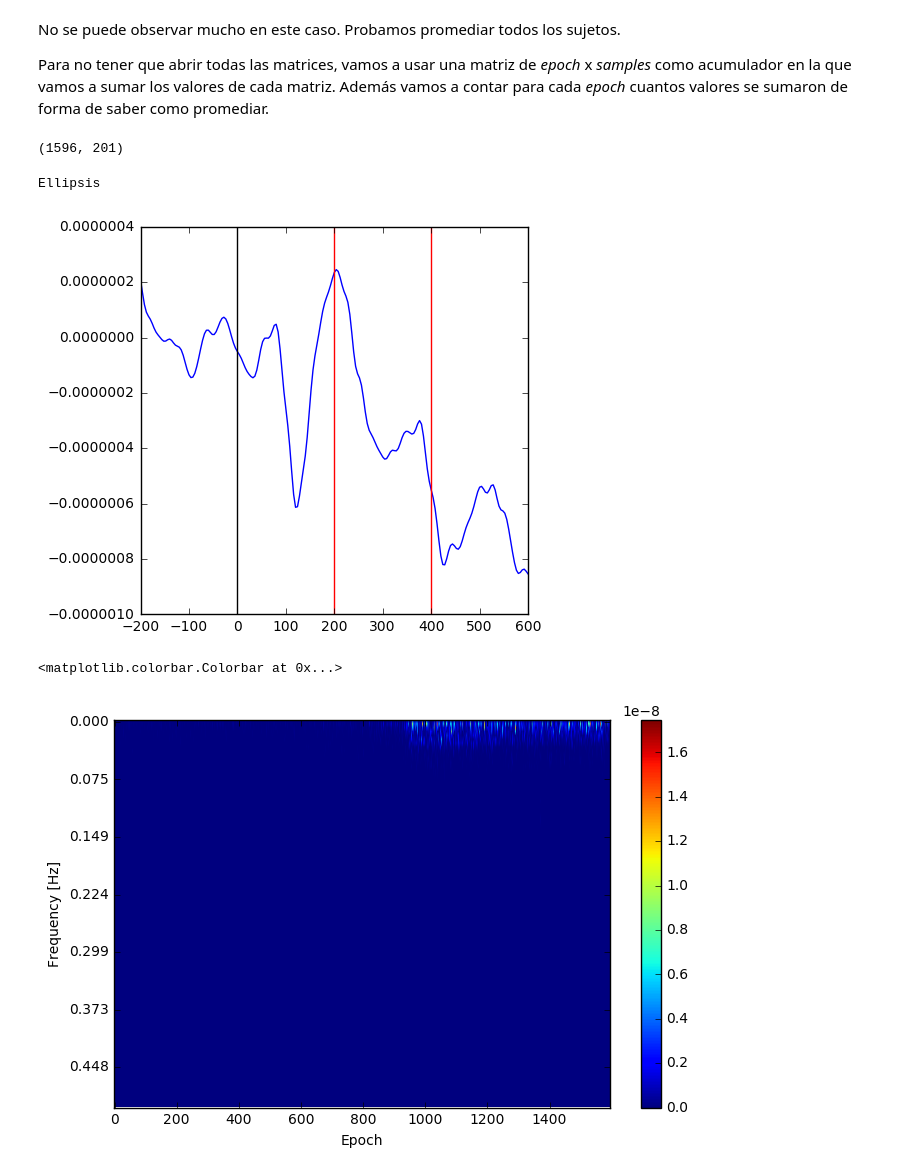
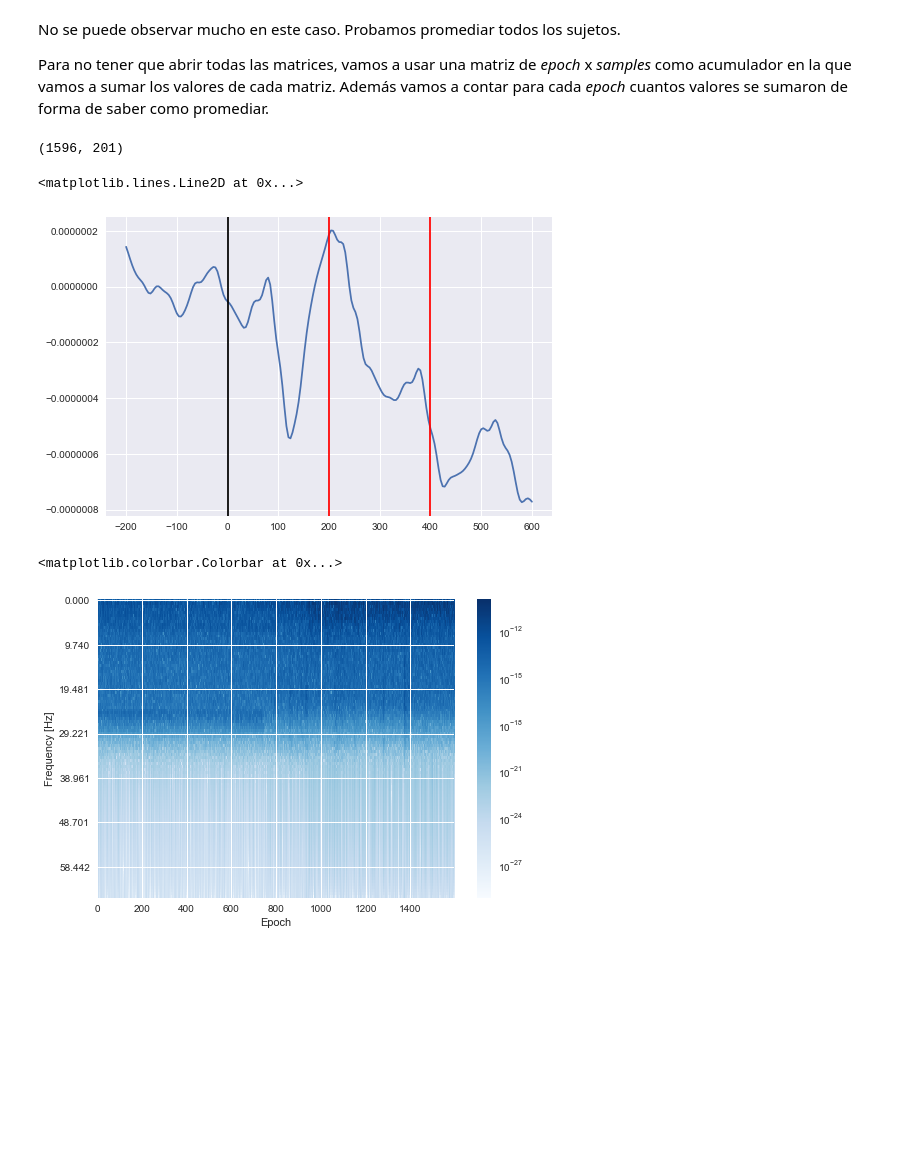
Before and after one commit to m2march/ciencia_datos, a Jupyter notebook: tp2/tp2.ipynb, the cells around one changed output. Saved outputs shown, nothing was run; the diff lists cells and outputs as text; code cells hidden in the pictures; blank space fills up the shorter version.

```diff
--- a/tp2/tp2.ipynb
+++ b/tp2/tp2.ipynb
@@ -21,7 +22,7 @@ import glob
 
 ## Ejercicio 1
 # %%
-p01 = sio.loadmat('dataset/S01.mat')
+p01 = sio.loadmat('dataset/P01.mat')
 # %%
 type(p01)
 # %% [output]
@@ -52,6 +55,7 @@ Interpretamos como: epochs x electrodo x samples
 ### 1.a: Media en electrodos 8, 44, 80, 131, 185 y fft con frecuencias en eje Y y trials en eje X
 # %%
-recorte = p01_mat[:, [8,44,80,131,185], :]
+electrodos_selec = np.array([8,44,80,131,185]) - 1
+recorte = p01_mat[:, electrodos_selec, :]
 promedio = np.mean(recorte, axis=1)
 # %%
 promedio.shape
@@ -117,12 +120,11 @@ promedio_gral = matriz_base / reshape_contador_suma
 # %%
 print(promedio_gral.shape)
 plot(np.arange(201) * dur_sample * 1000 - 200, promedio_gral.mean(axis=0))
 axvline(0, color='black')
 axvline(200, color='red')
 axvline(400, color='red')
-...
 # %% [output]
 (1596, 201)
-Ellipsis
+<matplotlib.lines.Line2D at 0x...>
-[figure, old version]
+[figure, new version]
 # %%
@@ -130,6 +132,6 @@ f, Pxx = scs.welch(promedio_gral)
 # %%
-plt.figure(figsize=(8, 5))
-imshow(Pxx.T, aspect='auto')
+plt.figure()
+imshow(Pxx.T, aspect='auto', norm=LogNorm(Pxx.min(), Pxx.max()), cmap=plt.cm.Blues)
 tick_select = range(0, len(f), 15)
 tick_labels = ['{:.3f}'.format(x) for x in f[tick_select]]
 yticks(tick_select, tick_labels)
@@ -138,4 +140,4 @@ ylabel('Frequency [Hz]')
 colorbar()
 # %% [output]
 <matplotlib.colorbar.Colorbar at 0x...>
-[figure, old version]
+[figure, new version]
```
Also changed, not shown: parts of 28 cells of this notebook.
